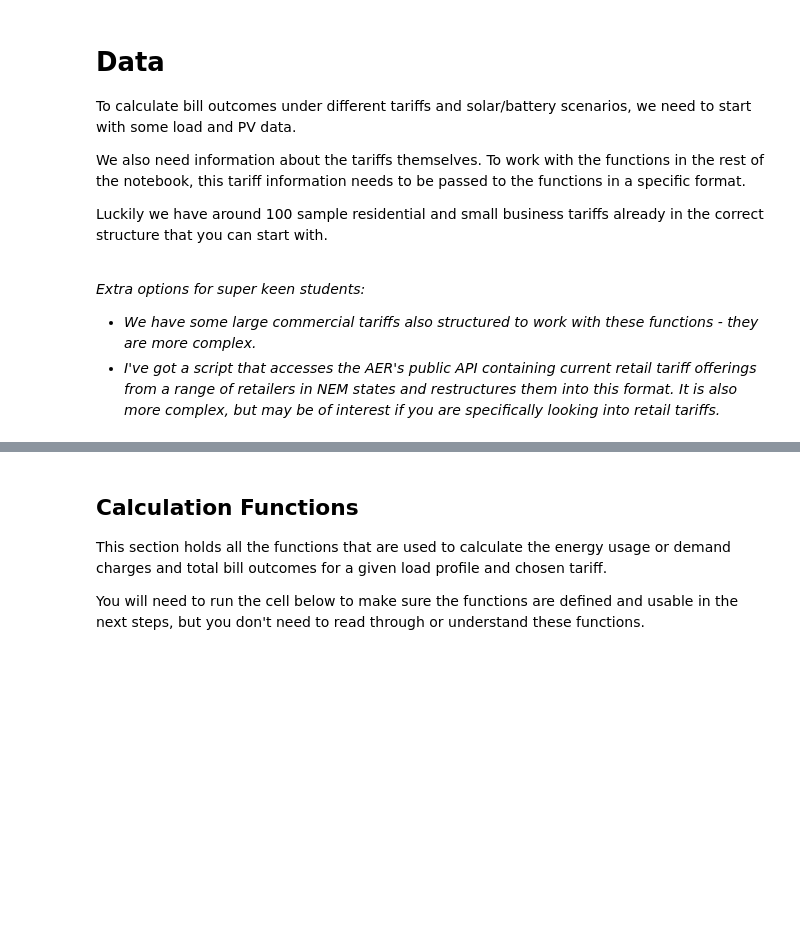
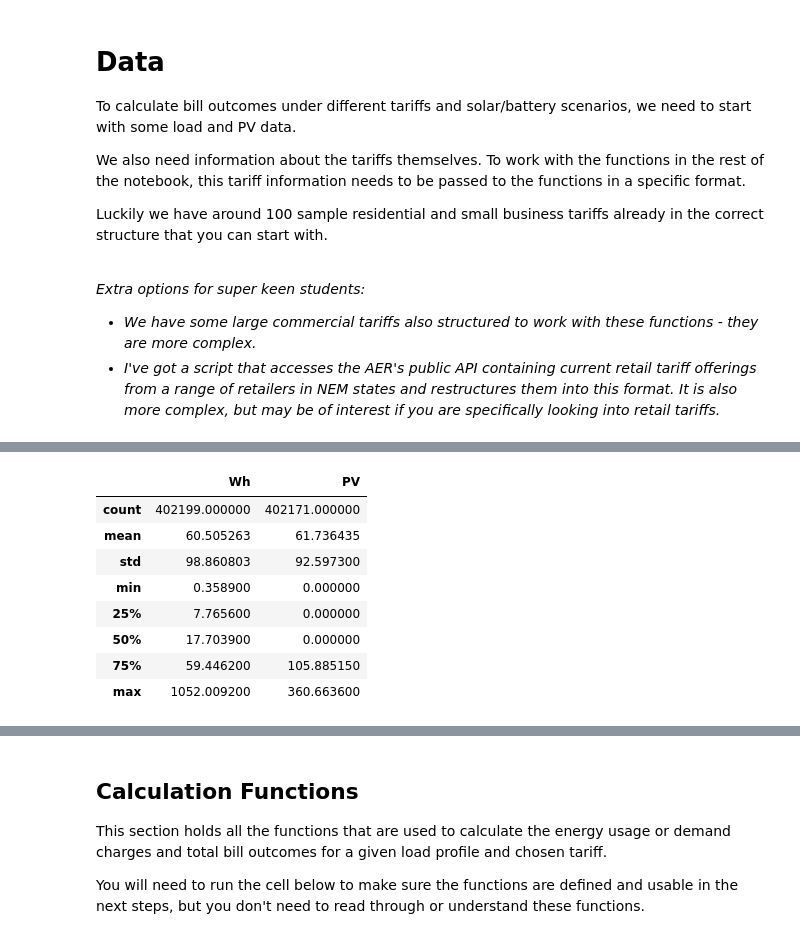
Before and after one commit to EllieKallmier/sola5050-t1-2025, a Jupyter notebook: Bill_calculator.ipynb, the cells around one changed output, grey strips where cells are left out. Cells and saved outputs as stored; diff of their text form; code cells hidden in the pictures; blank space fills up the shorter version.

```diff
--- a/Bill_calculator.ipynb
+++ b/Bill_calculator.ipynb
@@ -57,0 +83,13 @@ FileNotFoundError: [Errno 2] No such file or directory: 'tariff_data/sample_load
+# %%
+# And some statistics for the numeric columns:
+sample_load_profile.describe()
+# %% [output]
+|  | Wh | PV |
+| count | 402199.000000 | 402171.000000 |
+| mean | 60.505263 | 61.736435 |
+| std | 98.860803 | 92.597300 |
+| min | 0.358900 | 0.000000 |
+| 25% | 7.765600 | 0.000000 |
+| 50% | 17.703900 | 0.000000 |
+| 75% | 59.446200 | 105.885150 |
+| max | 1052.009200 | 360.663600 |
```
Also changed, not shown: parts of 9 cells of this notebook.
